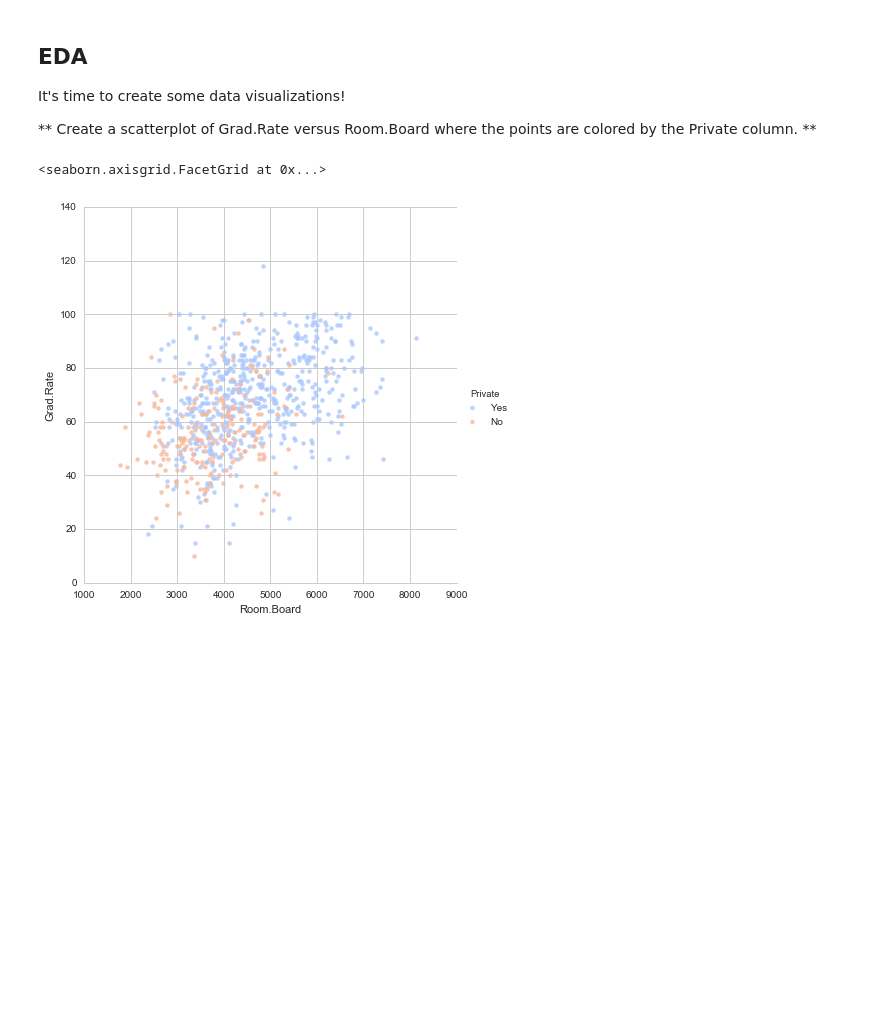
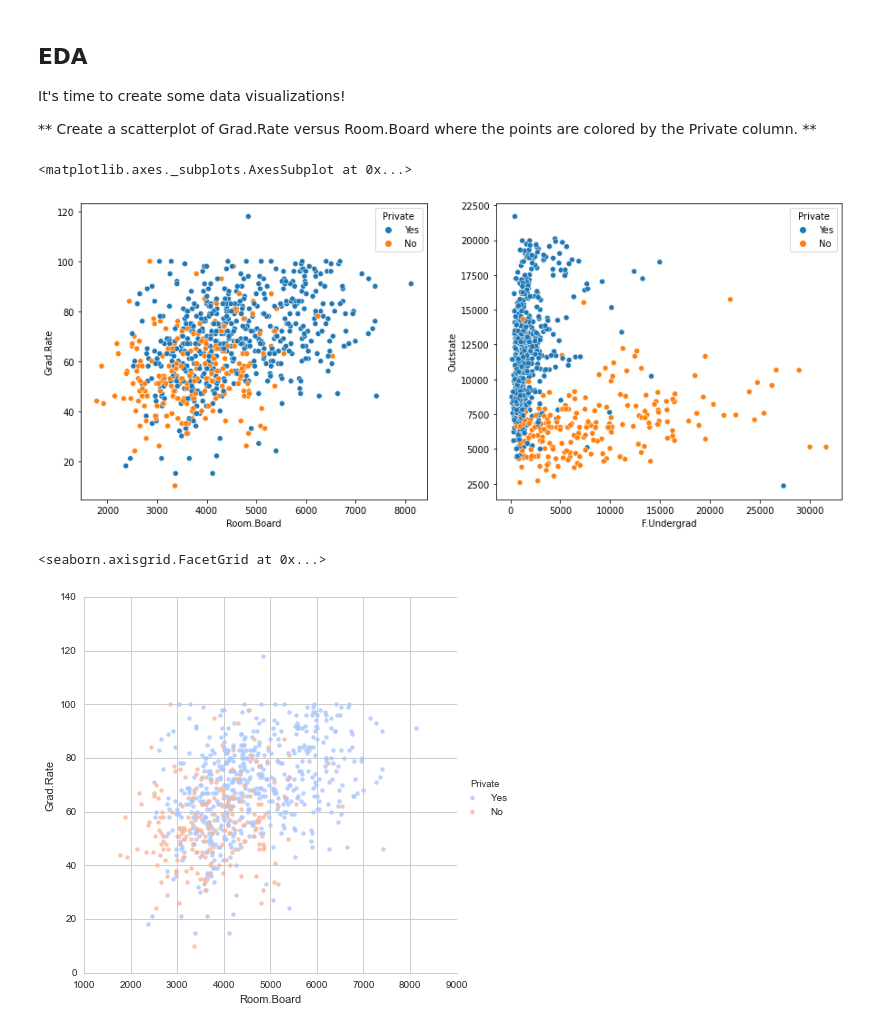
Before and after one commit to sku1978/sk-share-repo, a Jupyter notebook: ML/KMeans/College Data Project.ipynb, the cells around one changed output. Saved outputs shown, nothing was run; the diff lists cells and outputs as text; code cells hidden in the pictures; blank space fills up the shorter version.

```diff
--- a/ML/KMeans/College Data Project.ipynb
+++ b/ML/KMeans/College Data Project.ipynb
@@ -51,3 +51,5 @@ import seaborn as sns
 ## Get the Data
 # %% [markdown]
 ** Read in the College_Data file using read_csv. Figure out how to set the first column as the index.**
+# %%
+df=pd.read_csv('https://raw.githubusercontent.com/sku1978/sk-share-repo/main/ML/KMeans/College_Data.csv')
@@ -53,0 +76,6 @@ import seaborn as sns
+# %%
+cols=df.columns.values
+cols[0]='CollegeName'
+df.columns=cols
+# %%
+df.set_index('CollegeName', inplace=True)
@@ -99,6 +131,13 @@ memory usage: 115.3+ KB
 It's time to create some data visualizations!
 
 ** Create a scatterplot of Grad.Rate versus Room.Board where the points are colored by the Private column. **
+# %%
+fig, ax=plt.subplots(nrows=1, ncols=2, figsize=(15,6))
+sns.scatterplot(data=df, x='Room.Board', y='Grad.Rate', hue='Private', ax=ax[0])
+sns.scatterplot(data=df, x='F.Undergrad', y='Outstate', hue='Private', ax=ax[1])
+# %% [output]
+<matplotlib.axes._subplots.AxesSubplot at 0x...>
+[figure, added]
 # %%
 # %% [output]
 <seaborn.axisgrid.FacetGrid at 0x...>
```
Also changed, not shown: parts of 16 cells of this notebook.
